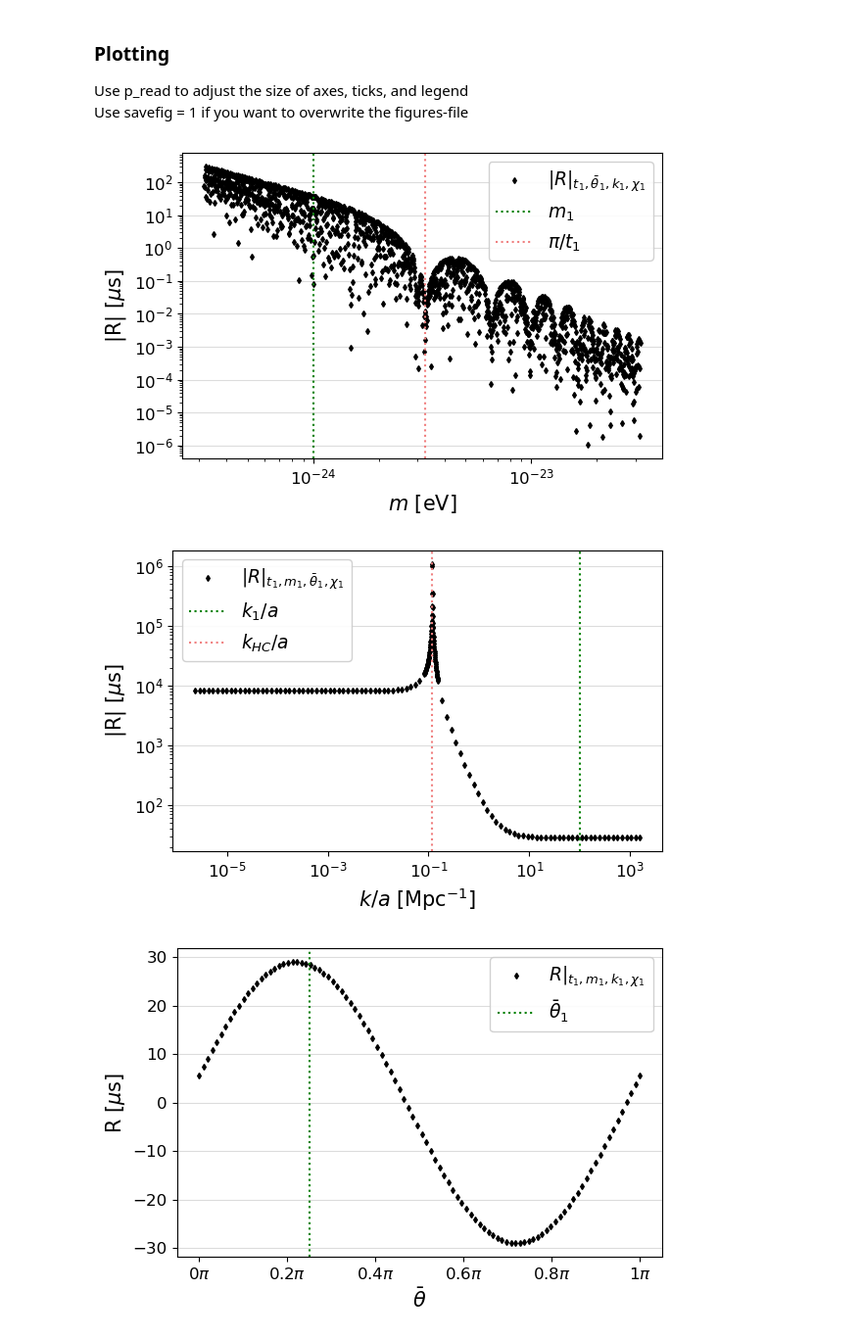
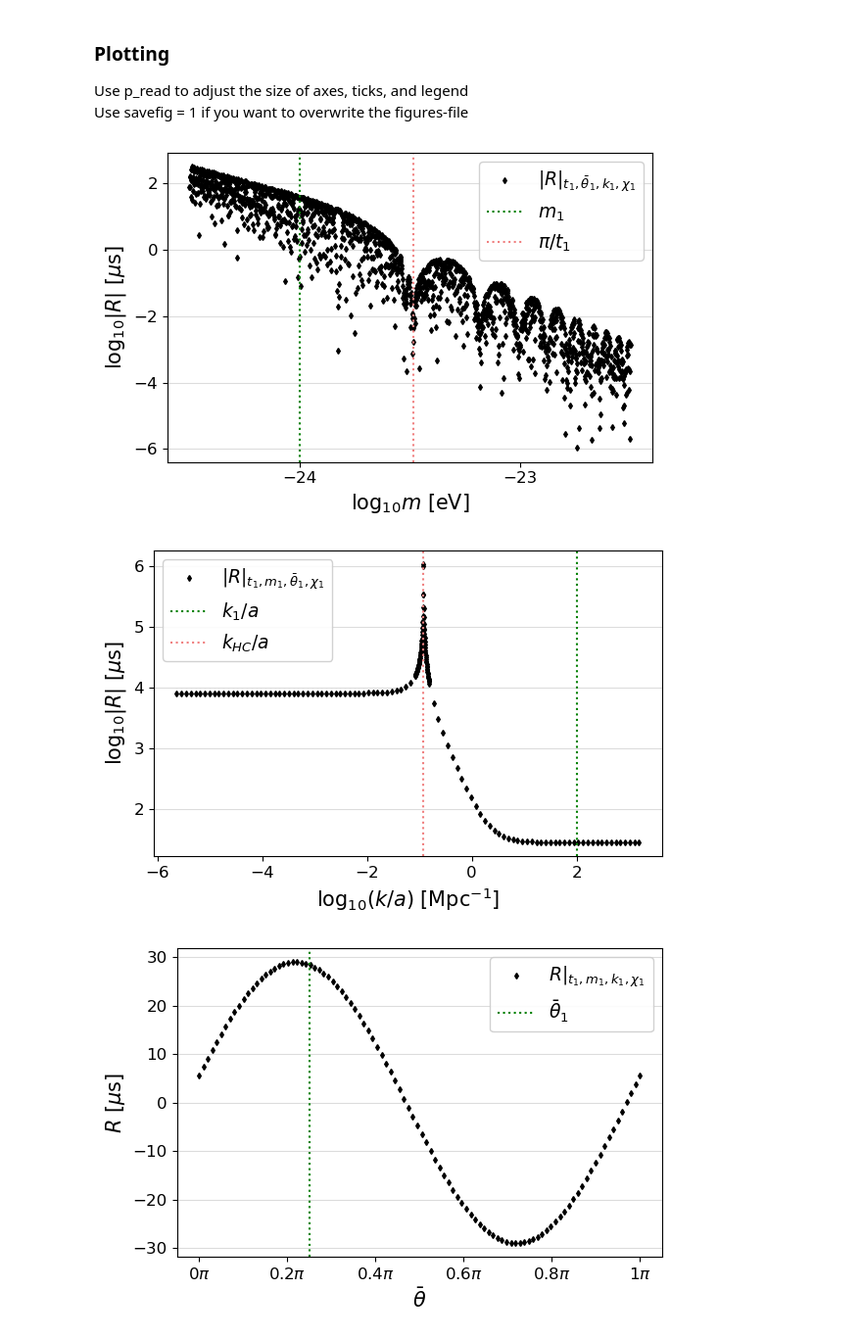
Before and after one commit to lucalaett/master-thesis-code, a Jupyter notebook: notebooks/timingresidual_dependencies.ipynb, the cells around one changed output. Shown at 98% size. Cells and saved outputs as stored; diff of their text form; code cells hidden in the pictures.

Commit message:
figures prettier

```diff
--- a/notebooks/timingresidual_dependencies.ipynb
+++ b/notebooks/timingresidual_dependencies.ipynb
@@ -88,27 +88,28 @@ savefig = 1
 # %%
 #plot_m_dependence
 fig, ax = plt.subplots(figsize=(6, 4))
-axes_plot(ax, m*1e9, np.abs(res_m), label=r'$|R|_{t_1, \bar\theta_1, k_1, \chi_1}$', xscale='log', yscale='log',
-          xlabel=r'$m$ [eV]', ylabel=r'|R| [$\mu$s]', p_read=p_read)
-ax.axvline(m1*1e9, linestyle=':', color='green', label=r'$m_1$')
-ax.axvline(np.pi*1e9/tend1, linestyle=':', color='lightcoral', label=r'$\pi/t_1$')
+axes_plot(ax, np.log10(m*1e9), np.log10(np.abs(res_m)), label=r'$|R|_{t_1, \bar\theta_1, k_1, \chi_1}$',
+          xlabel=r'log$_{10}m$ [eV]', ylabel=r'log$_{10}|R|$ [$\mu$s]', p_read=p_read)
+ax.axvline(np.log10(m1*1e9), linestyle=':', color='green', label=r'$m_1$')
+ax.axvline(np.log10(np.pi*1e9/tend1), linestyle=':', color='lightcoral', label=r'$\pi/t_1$')
+plt.locator_params(axis='x', nbins=2)
 ax.legend(fontsize=9*p_read, framealpha=0.9)
 if savefig: plt.savefig('figures/R_m_dependence.png', dpi=300, bbox_inches="tight")
 plt.show()
 # %% [output]
-[figure, old version]
+[figure, new version]
 # %%
 #plot_k_dependence
 fig, ax = plt.subplots(figsize=(6, 4))
-axes_plot(ax, k*1.56e38, np.abs(res_k), label=r'$|R|_{t_1, m_1, \bar\theta_1, \chi_1}$', xscale='log', yscale='log',
-          xlabel=r'$k/a$ [Mpc$^{-1}$]', ylabel=r'|R| [$\mu$s]', p_read=p_read)
-ax.axvline(k1*1.56e38, linestyle=':', color='green', label=r'$k_1/a$')
-ax.axvline(k0*1.56e38, linestyle=':', color='lightcoral', label=r'$k_{HC}/a$')
+axes_plot(ax, np.log10(k*1.56e38), np.log10(np.abs(res_k)), label=r'$|R|_{t_1, m_1, \bar\theta_1, \chi_1}$',
+          xlabel=r'log$_{10}(k/a)$ [Mpc$^{-1}$]', ylabel=r'log$_{10}|R|$ [$\mu$s]', p_read=p_read)
+ax.axvline(np.log10(k1*1.56e38), linestyle=':', color='green', label=r'$k_1/a$')
+ax.axvline(np.log10(k0*1.56e38), linestyle=':', color='lightcoral', label=r'$k_{HC}/a$')
 ax.legend(fontsize=9*p_read, framealpha=0.9)
 if savefig: plt.savefig('figures/R_k_dependence.png', dpi=300, bbox_inches="tight")
 plt.show()
 # %% [output]
-[figure, old version]
+[figure, new version]
 # %%
 #plot_theta_dependence
 fig, ax = plt.subplots(figsize=(6, 4))
```
Also changed, not shown: parts of 3 cells of this notebook, 5 other files.
